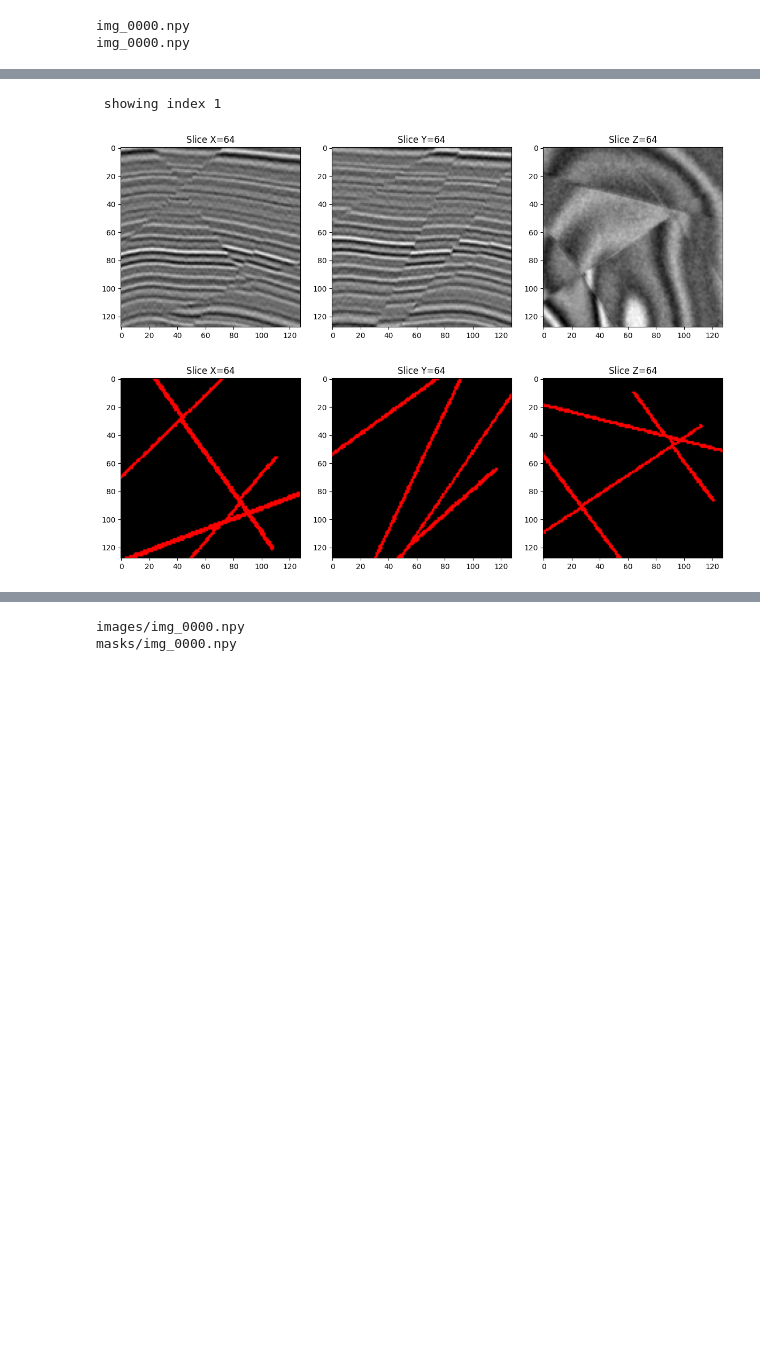
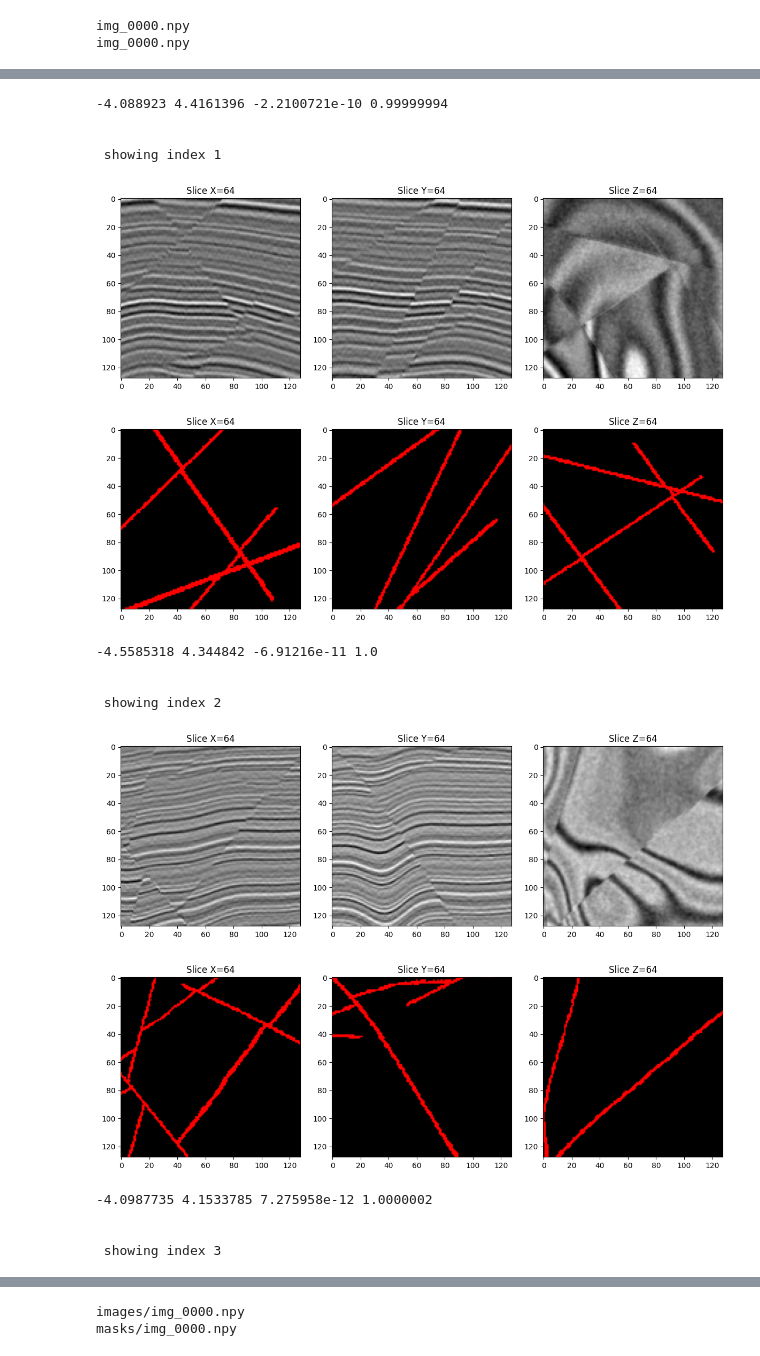
Before and after one commit to KlaussMarchi/Falhas, a Jupyter notebook: Dataset/dataset2/Format.ipynb, the cells around one changed output, grey strips where cells are left out. Saved outputs shown, nothing was run; the diff lists cells and outputs as text; code cells hidden in the pictures; blank space fills up the shorter version.

```diff
--- a/Dataset/dataset2/Format.ipynb
+++ b/Dataset/dataset2/Format.ipynb
@@ -90,8 +90,11 @@ def getImage(base_path, file_name):
     return formatAxis(np.load(os.path.join(base_path, file_name)))
 
 for i, (img_path, msk_path) in enumerate(zip(images, masks)):
-    if i == 2:
+    if i == 5:
         break
+
+    img = getImage('original/images', img_path)
+    print(np.min(img), np.max(img), np.mean(img), np.std(img))
 
     print(f'\n\n showing index {i}')
     showTile(getImage('original/images', img_path), mask=False)
@@ -100,6 +106,19 @@ for i, (img_path, msk_path) in enumerate(zip(images, masks)):
  showing index 0
 [figure]
 [figure]
+-4.088923 4.4161396 -2.2100721e-10 0.99999994
+
+
  showing index 1
 [figure]
 [figure]
+-4.5585318 4.344842 -6.91216e-11 1.0
+
+
+ showing index 2
+[figure, added]
+[figure, added]
+-4.0987735 4.1533785 7.275958e-12 1.0000002
+
+
+ showing index 3
```
Also changed, not shown: parts of 3 cells of this notebook, 9 other files.
